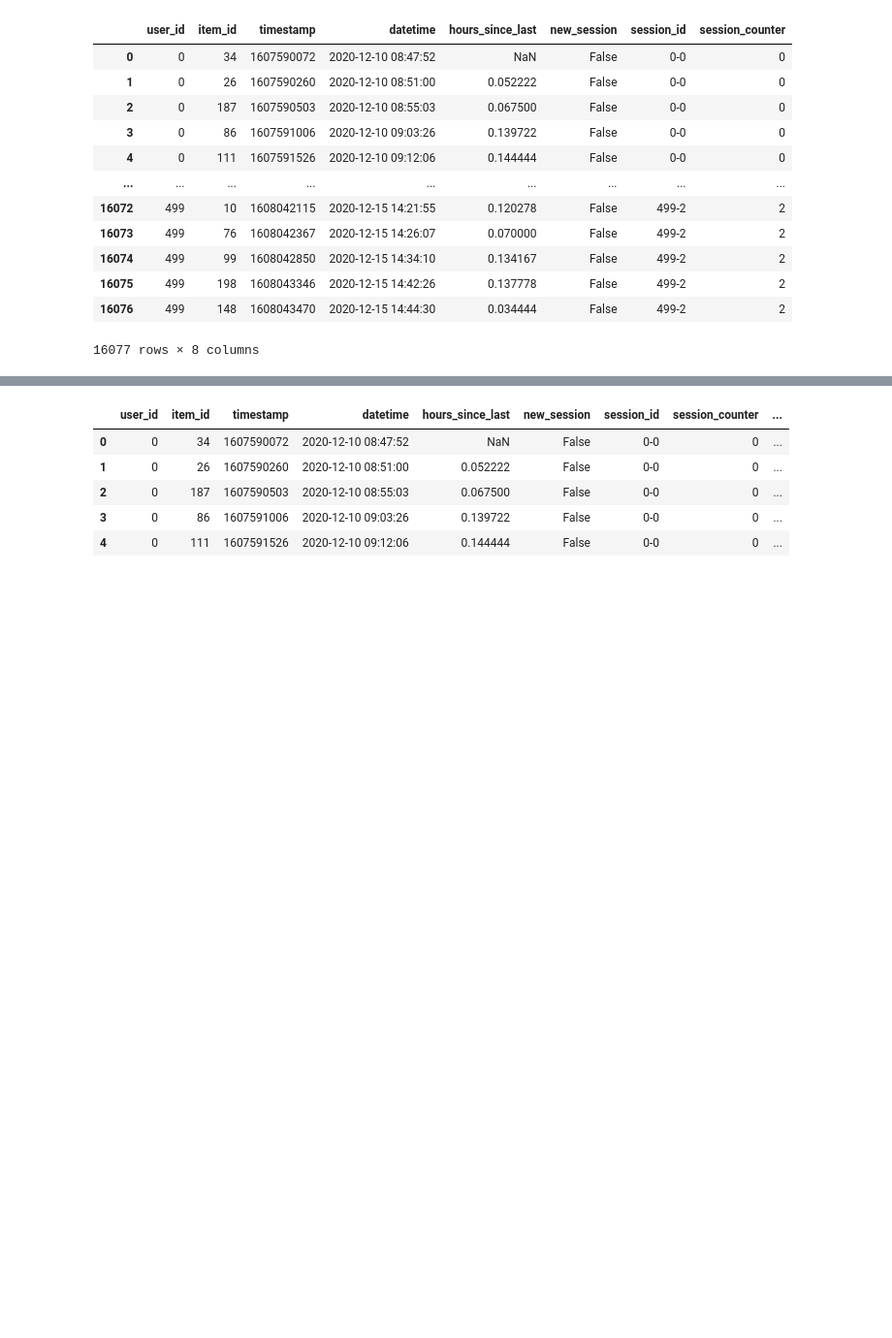
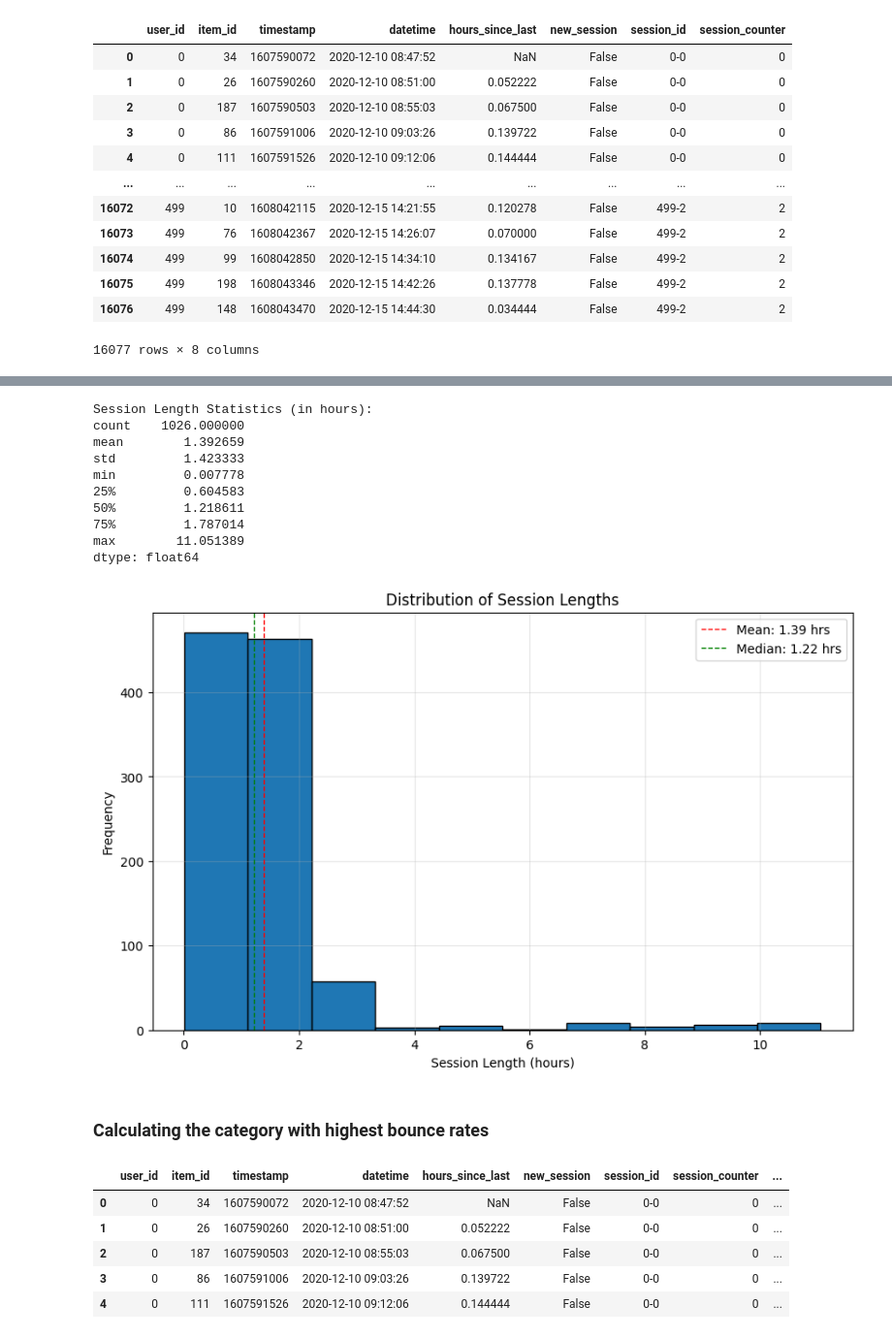
Before and after one commit to Charles-1994/recommender_system_BE, a Jupyter notebook: data_exploration.ipynb, the cells around one changed output, grey strips where cells are left out. Shown at 97% size. Drawn from its saved outputs; the diff is of its cells as text; code cells hidden in the pictures; blank space fills up the shorter version.

```diff
--- a/data_exploration.ipynb
+++ b/data_exploration.ipynb
@@ -326 +428,39 @@ session_id
+# %%
+session_len_hr = (events_dedup.groupby('session_id')['datetime']
+                  .agg(['min', 'max'])
+                  .apply(lambda x: (x['max'] - x['min']).total_seconds() / 3600, axis=1))
+session_len_hr
+
+# Create histogram with 10 bins
+import matplotlib.pyplot as plt
+
+plt.figure(figsize=(10, 6))
+plt.hist(session_len_hr, bins=10, edgecolor='black')
+plt.title('Distribution of Session Lengths')
+plt.xlabel('Session Length (hours)')
+plt.ylabel('Frequency')
+plt.grid(True, alpha=0.3)
+
+# Add mean and median lines
+plt.axvline(session_len_hr.mean(), color='red', linestyle='dashed', linewidth=1, label=f'Mean: {session_len_hr.mean():.2f} hrs')
+plt.axvline(session_len_hr.median(), color='green', linestyle='dashed', linewidth=1, label=f'Median: {session_len_hr.median():.2f} hrs')
+plt.legend()
+
+# Show some basic statistics
+print("Session Length Statistics (in hours):")
+print(session_len_hr.describe())
+# %% [output]
+Session Length Statistics (in hours):
+count    1026.000000
+mean        1.392659
+std         1.423333
+min         0.007778
+25%         0.604583
+50%         1.218611
+75%         1.787014
+max        11.051389
+dtype: float64
+[figure, added]
+# %% [markdown]
+### Calculating the category with highest bounce rates
 # %%
```
Also changed, not shown: parts of 52 cells of this notebook.
